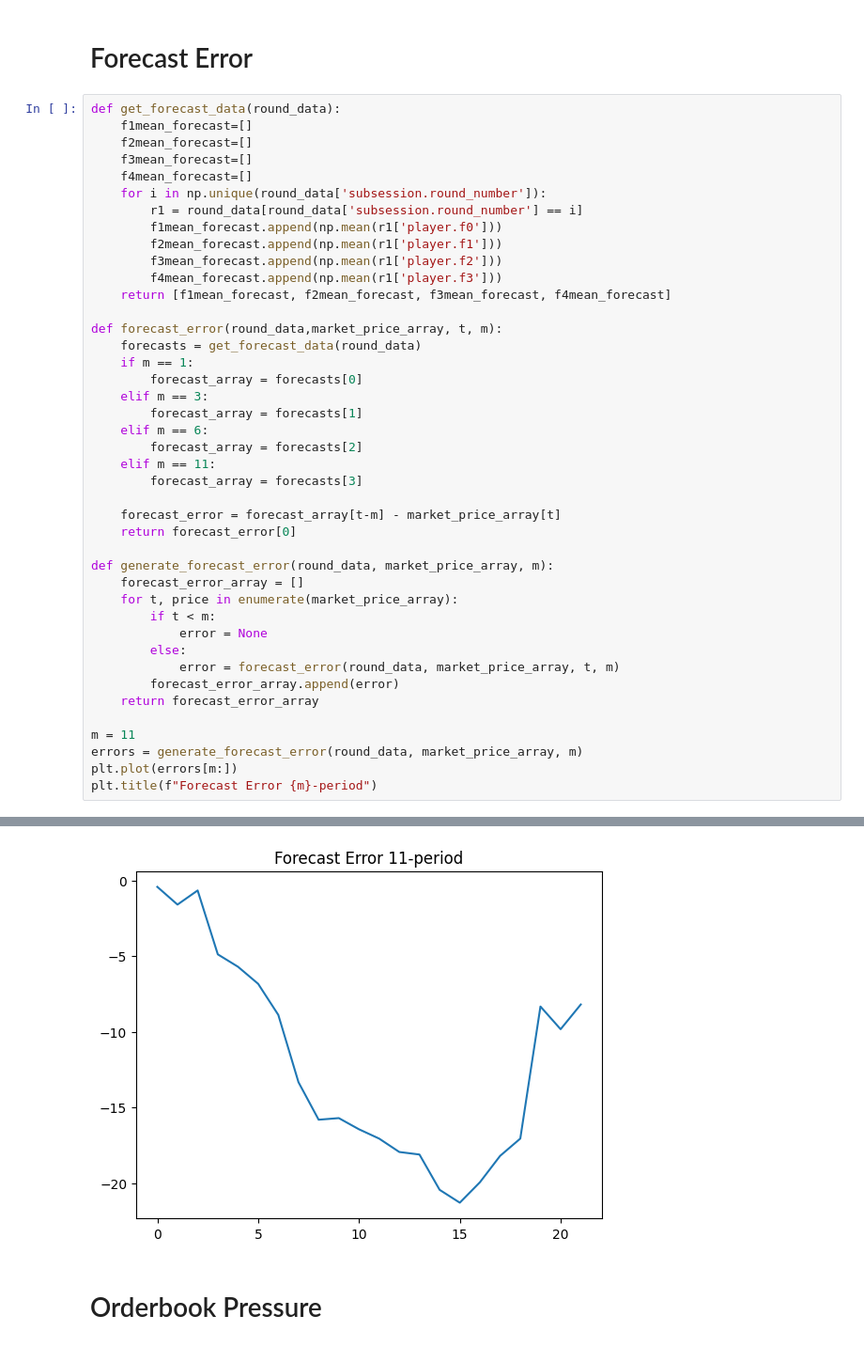
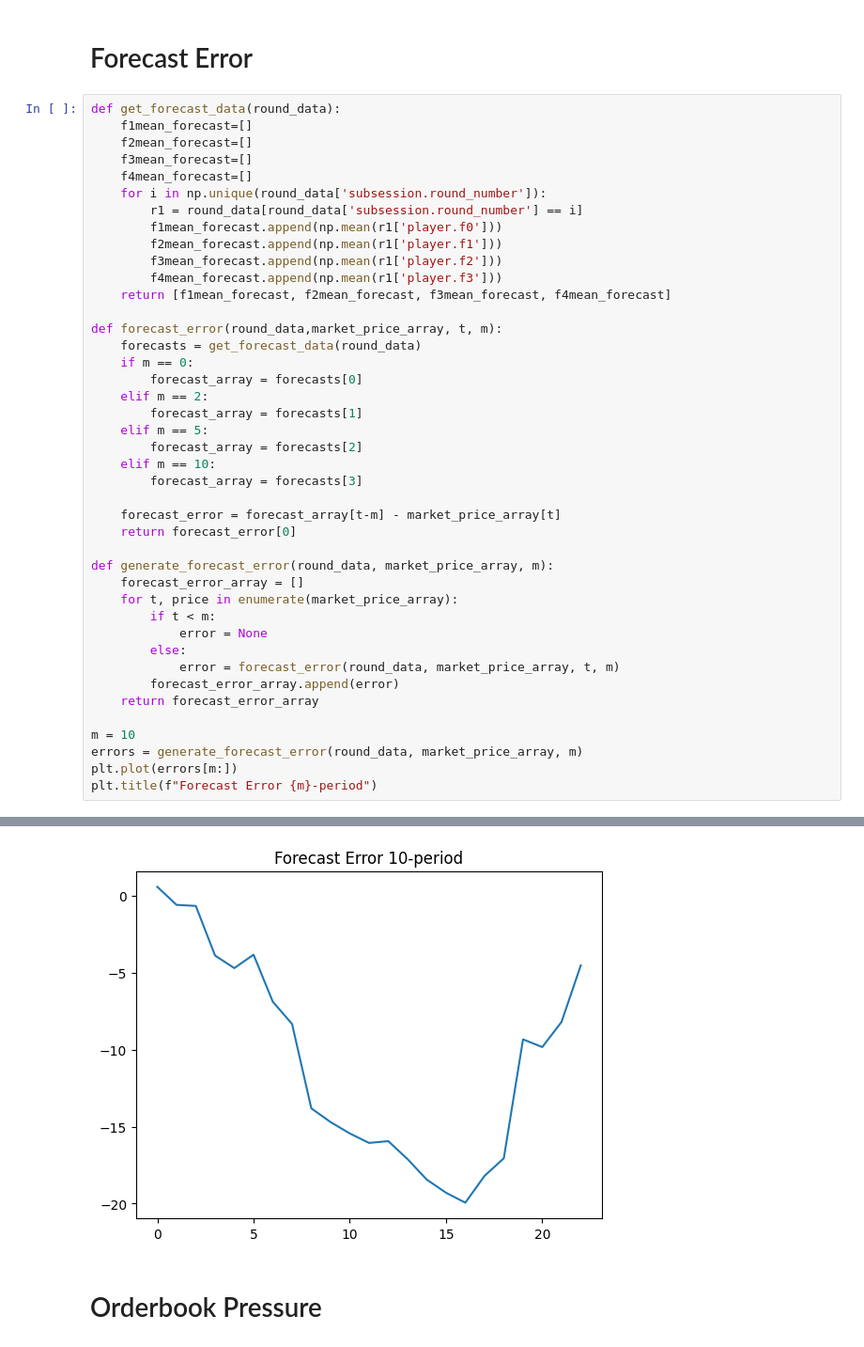
Before and after one commit to smojha/bot_swap, a Jupyter notebook: Code/Basic_Behavioral/Rough/ML2.ipynb, the cells around one changed output, grey strips where cells are left out. Shown: that part at 94% size. Cells and saved outputs as stored; diff of their text form.

```diff
--- a/Code/Basic_Behavioral/Rough/ML2.ipynb
+++ b/Code/Basic_Behavioral/Rough/ML2.ipynb
@@ -95,13 +95,13 @@ def get_forecast_data(round_data):
 
 def forecast_error(round_data,market_price_array, t, m):
     forecasts = get_forecast_data(round_data)
-    if m == 1:
+    if m == 0:
         forecast_array = forecasts[0]
-    elif m == 3:
+    elif m == 2:
         forecast_array = forecasts[1]
-    elif m == 6:
+    elif m == 5:
         forecast_array = forecasts[2]
-    elif m == 11:
+    elif m == 10:
         forecast_array = forecasts[3]
 
     forecast_error = forecast_array[t-m] - market_price_array[t]
@@ -117,7 +117,7 @@ def generate_forecast_error(round_data, market_price_array, m):
         forecast_error_array.append(error)
     return forecast_error_array
 
-m = 11
+m = 10
 errors = generate_forecast_error(round_data, market_price_array, m)
 plt.plot(errors[m:])
 plt.title(f"Forecast Error {m}-period")
@@ -126,4 +126,4 @@ Text(0.5, 1.0, 'Forecast Error 11-period')
-[figure, old version]
+[figure, new version]
 # %% [markdown]
 # Orderbook Pressure
 # %%
```
Also changed, not shown: parts of 5 cells of this notebook, 4 other files.
